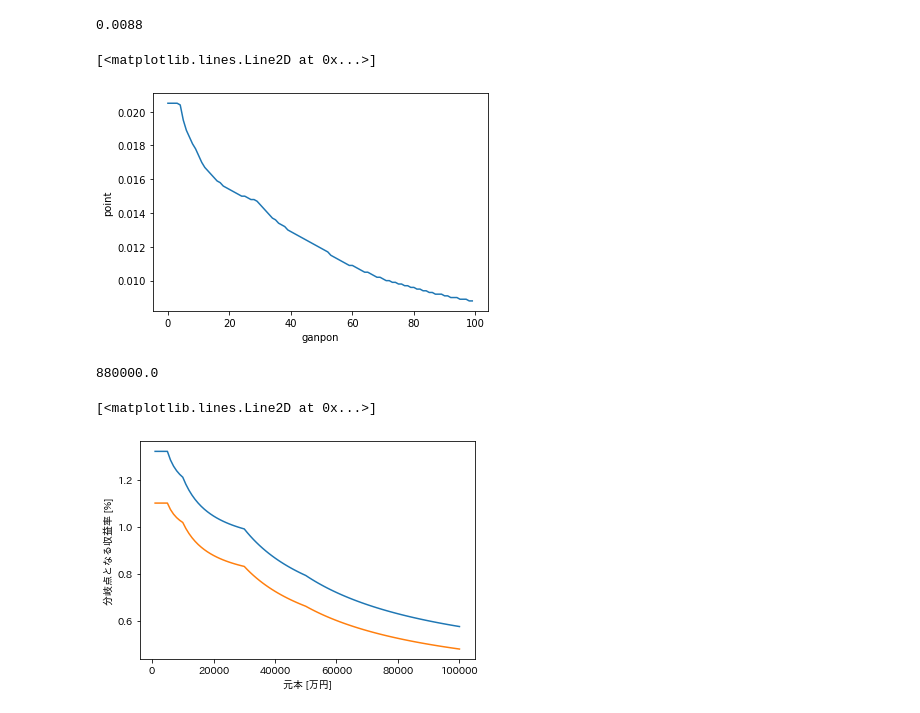
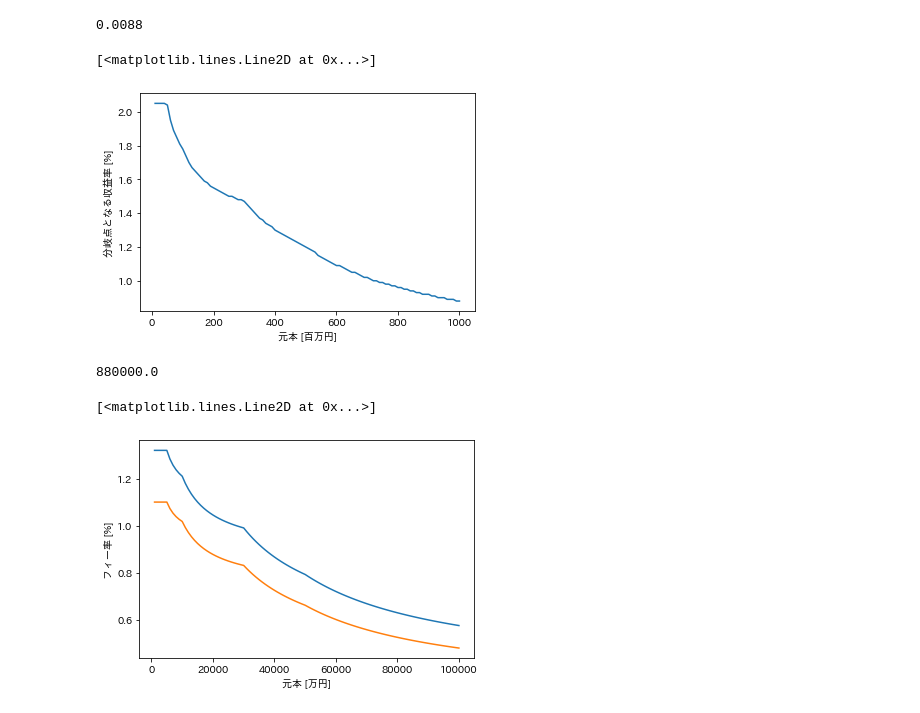
Before and after one commit to 892nske/fee, a Jupyter notebook: fee.ipynb, the cells around one changed output. Saved outputs shown, nothing was run; the diff lists cells and outputs as text; code cells hidden in the pictures.

```diff
--- a/fee.ipynb
+++ b/fee.ipynb
@@ -108,12 +108,12 @@ import matplotlib.pyplot as plt
 import japanize_matplotlib
 # %%
 fig = plt.figure()
-ax = fig.add_subplot(111, xlabel='ganpon', ylabel='point')
+ax = fig.add_subplot(111, xlabel='元本 [百万円]', ylabel='分岐点となる収益率 [%]')
 
-ax.plot(bep['point'])
+ax.plot(bep['ganpon']/1000000, bep['point']*100)
 # %% [output]
 [<matplotlib.lines.Line2D at 0x...>]
-[figure, old version]
+[figure, new version]
 # %%
 g = 70000000
 print(feecal(g,fee_rate,'const'))
@@ -131,10 +131,10 @@ gs['rate_const'] = gs['fee_const']/gs['ganpon']
 gs['rate_fluct'] = gs['fee_fluct']/gs['ganpon']
 # %%
 fig = plt.figure()
-ax = fig.add_subplot(111, xlabel='元本 [万円]', ylabel='分岐点となる収益率 [%]')
+ax = fig.add_subplot(111, xlabel='元本 [万円]', ylabel='フィー率 [%]')
 
 ax.plot(gs['ganpon']/10000,gs['rate_const']*100)
 ax.plot(gs['ganpon']/10000,gs['rate_fluct']*100)
 # %% [output]
 [<matplotlib.lines.Line2D at 0x...>]
-[figure, old version]
+[figure, new version]
```
Also changed, not shown: 11 other files.
